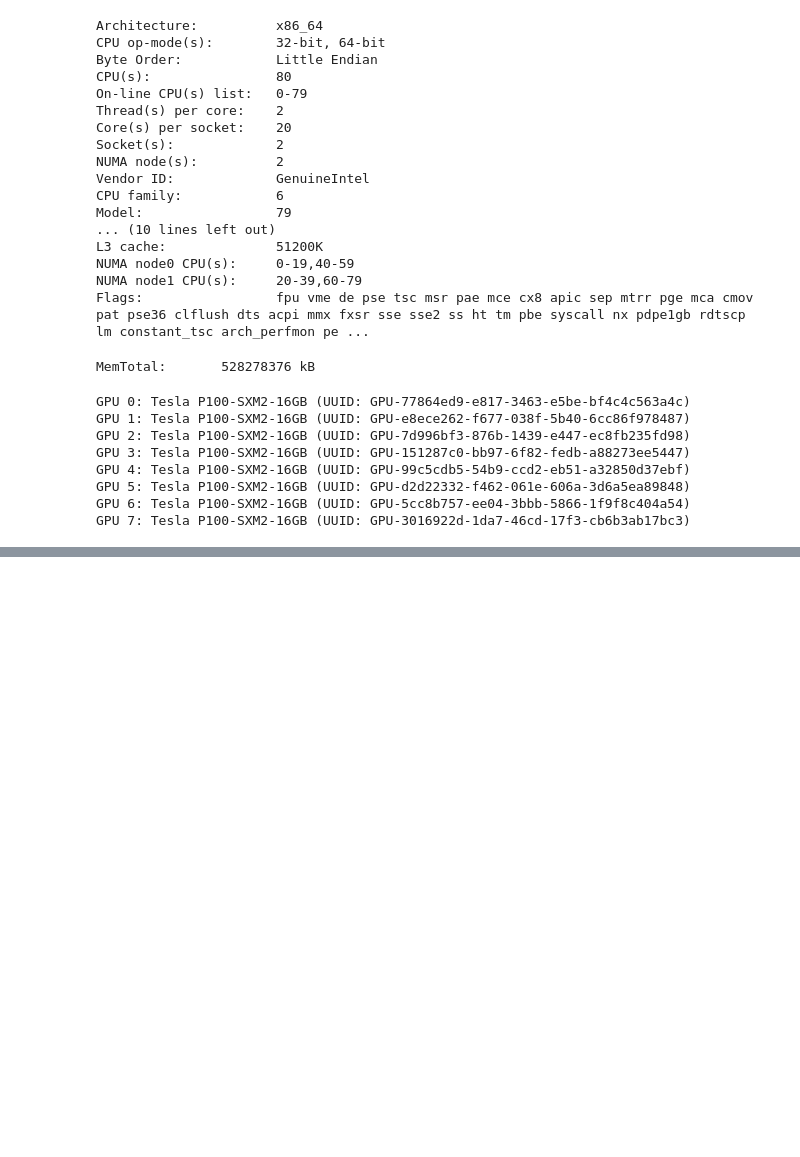
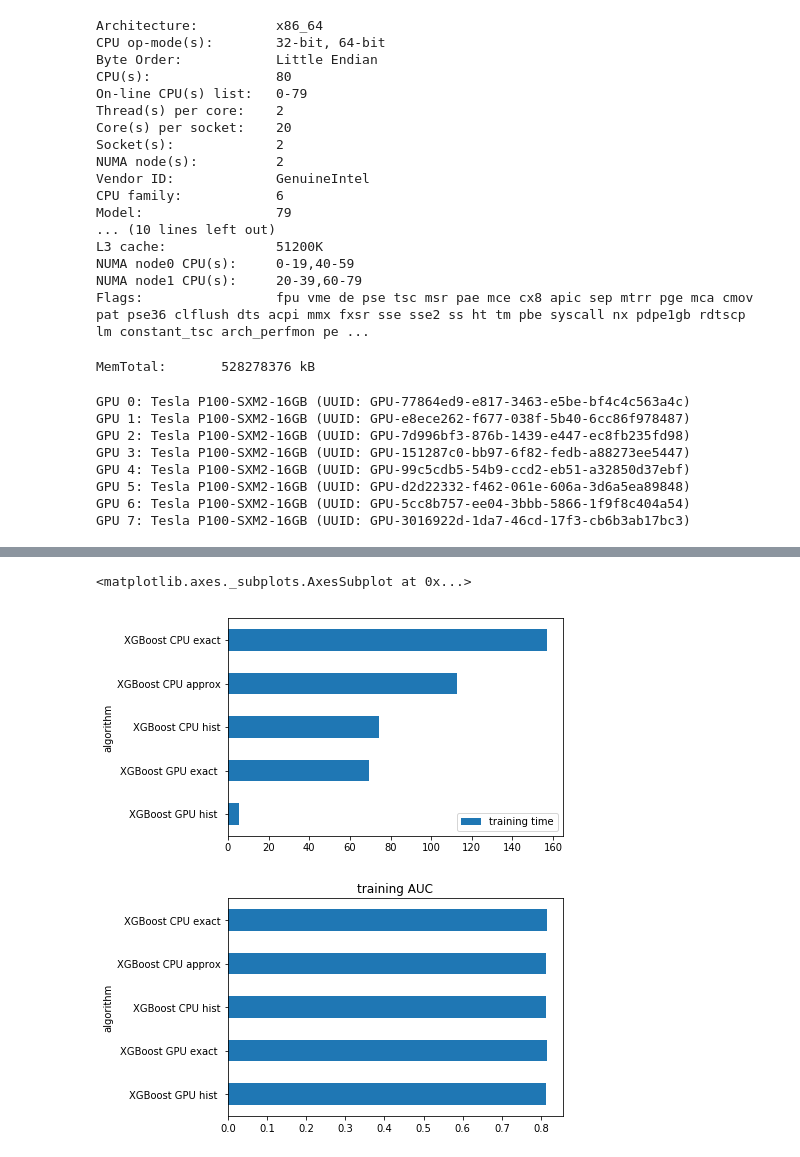
Before and after one commit to h2oai/perf, a Jupyter notebook: xgboost/GPUXGBoost.ipynb, the cells around one changed output, grey strips where cells are left out. Saved outputs shown, nothing was run; the diff lists cells and outputs as text; code cells hidden in the pictures; blank space fills up the shorter version.

```diff
--- a/xgboost/GPUXGBoost.ipynb
+++ b/xgboost/GPUXGBoost.ipynb
@@ -312,5 +279,5 @@ data = pd.DataFrame({'algorithm'  :plot_labels,
                      'dmatrix time':dmatrix_times,
                      'training time':train_times,
                      'scoring time':score_times,
-                     'validation AUC' :valid_aucs}).sort_values(by="training time")
+                     'training AUC' :valid_aucs}).sort_values(by="training time")
 data
@@ -317,4 +291,7 @@ data
 # %%
 data.plot(label="training time",kind='barh',x='algorithm',y='training time')
-data.plot(title="validation AUC",kind='barh',x='algorithm',y='validation AUC',legend=False)
-data.plot(label="dmatrix time",kind='barh',x='algorithm',y='dmatrix time')
+data.plot(title="training AUC",kind='barh',x='algorithm',y='training AUC',legend=False)
+# %% [output]
+<matplotlib.axes._subplots.AxesSubplot at 0x...>
+[figure, added]
+[figure, added]
```
Also changed, not shown: parts of 17 cells of this notebook, 1 other file.
